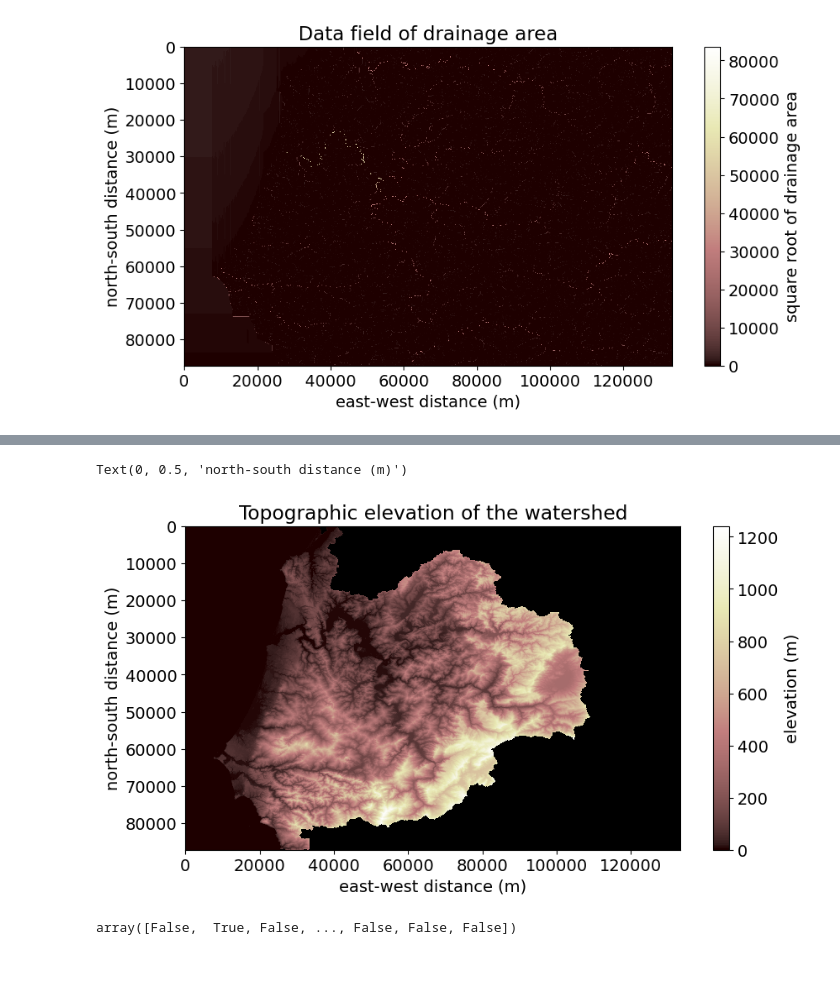
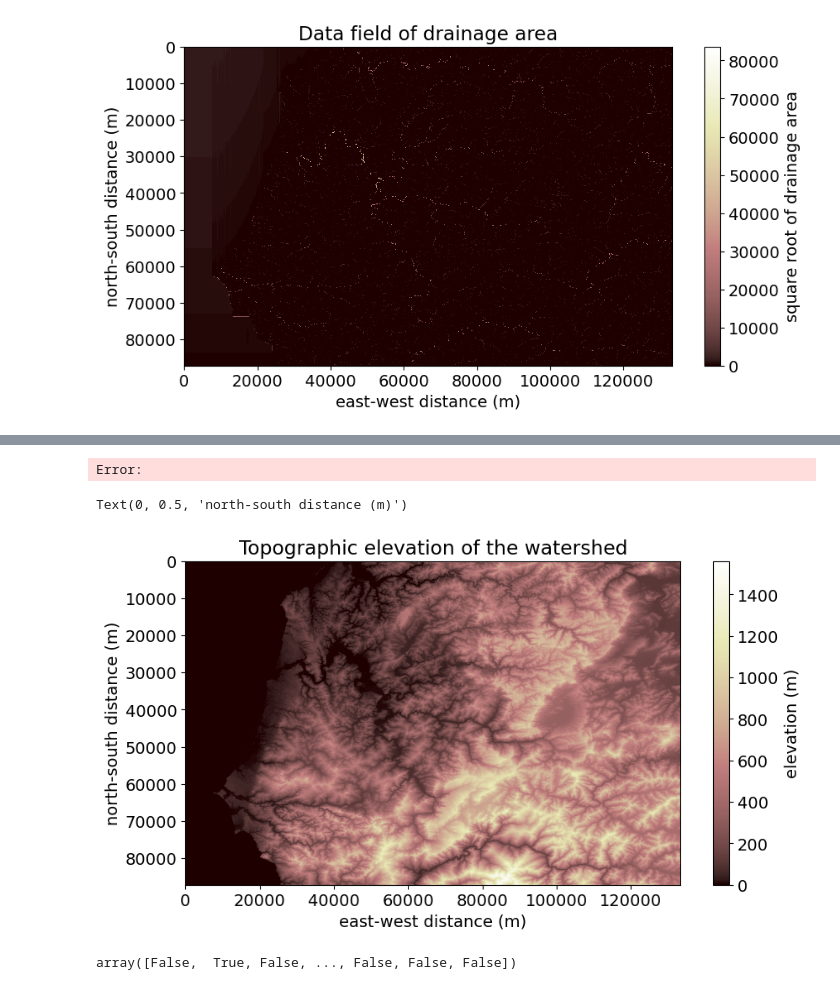
Before and after one commit to csdms-espin/coastal2025, a Jupyter notebook: HydroTrend_data.ipynb, the cells around one changed output, grey strips where cells are left out. Drawn from its saved outputs; the diff is of its cells as text; code cells hidden in the pictures.

```diff
--- a/HydroTrend_data.ipynb
+++ b/HydroTrend_data.ipynb
@@ -148,4 +148,5 @@ profiler.run_one_step()
 # %%
 # get watershed mask
 outlet = profiler.nodes[0][0]
-watershed_mask = get_watershed_mask(model_grid, outlet)
+print(outlet)
+# watershed_mask = get_watershed_mask(model_grid, outlet)
@@ -152,22 +190,56 @@ watershed_mask = get_watershed_mask(model_grid, outlet)
+# %%
+import numpy as np
+import rasterio.features
+import geopandas as gpd
+
+# dem_data_2D is your actual DEM array
+topo = dem_data_2D
+
+# Assume x and y define the grid spacing (must be evenly spaced!)
+x = np.linspace(min_x, max_x, topo.shape[1])
+y = np.linspace(max_y, min_y, topo.shape[0])  # top to bottom
+
+# Create affine transform (assumes regular grid)
+from affine import Affine
+res_x = (x[-1] - x[0]) / (len(x) - 1)
+res_y = (y[0] - y[-1]) / (len(y) - 1)  # descending y
+transform = Affine.translation(x[0] - res_x / 2, y[0] - res_y / 2) * Affine.scale(res_x, -res_y)
+
+# Rasterize the polygon to create a mask
+mask = rasterio.features.rasterize(
+    [(combined_gdf.geometry.iloc[0], 1)],  # shapes = [(geometry, value)]
+    out_shape=topo.shape,
+    transform=transform,
+    fill=0,
+    dtype='uint8'
+).astype(bool)
+
+# Apply mask to your DEM
+topo_masked = np.where(mask, model_grid, -9999.0)
+# %% [output]
+Error:
+# %%
+model_grid.at_node["watershed"] = model_grid.at_node["topographic__elevation"].copy()
 # %%
 # set watershed boundary
-model_grid.at_node["topographic__elevation"][~watershed_mask] = -9999.0
+# watershed = model_grid.copy()
+model_grid.at_node["watershed"][~watershed_mask] = -9999.0
 model_grid.status_at_node[~watershed_mask] = model_grid.BC_NODE_IS_CLOSED
 model_grid.status_at_node[outlet] = model_grid.BC_NODE_IS_FIXED_VALUE
 # %%
 # plot the watershed
 plt.figure(figsize=(10,5))
 ax = plt.gca()
 ax.invert_yaxis()
-imshow_grid_at_node(model_grid, dem_field,
+imshow_grid_at_node(model_grid, model_grid.at_node["topographic__elevation"],
                     plot_name='Topographic elevation of the watershed',
                     colorbar_label="elevation (m)")
 
 ax.set_xlabel('east-west distance (m)')
 ax.set_ylabel('north-south distance (m)')
 # %% [output]
 Text(0, 0.5, 'north-south distance (m)')
-[figure, old version]
+[figure, new version]
 # %%
 watershed_mask
 # %% [output]
```
Also changed, not shown: parts of 12 cells of this notebook, 50 other files.
